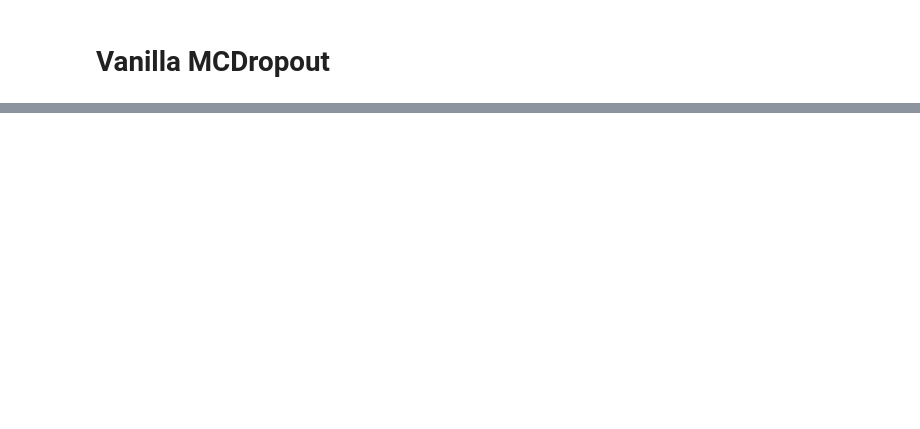
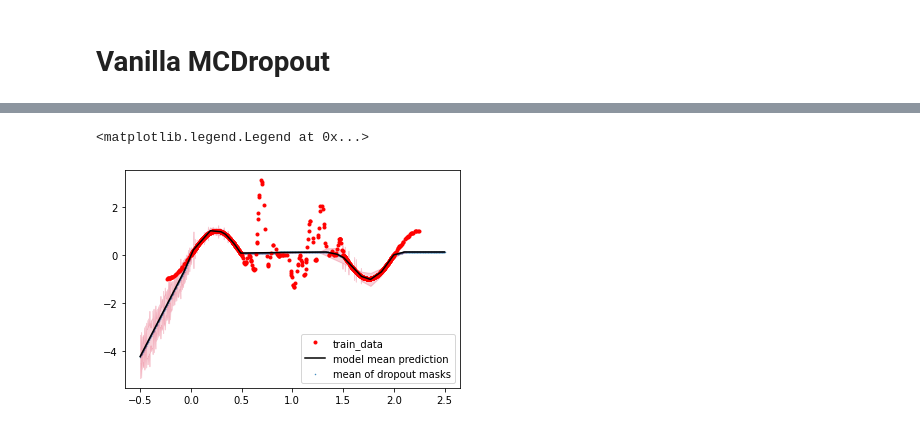
Before and after one commit to saleml/mcdeup, a Jupyter notebook: exploratory.ipynb, the cells around one changed output, grey strips where cells are left out. Saved outputs shown, nothing was run; the diff lists cells and outputs as text; code cells hidden in the pictures; blank space fills up the shorter version.

```diff
--- a/exploratory.ipynb
+++ b/exploratory.ipynb
@@ -168,0 +180,23 @@ None
+# %%
+# Uncertainties
+def get_dist_deup(model_drop, x):
+    model_drop.train()
+    y_mean = model_drop(x)
+    model_drop.eval()
+    y_noisy = model_drop(x)
+    y_std = torch.abs(y_mean - y_noisy)
+    return y_mean.detach().squeeze(), y_std.detach().squeeze()
+# %%
+model_drop.train()
+non_dropout_pred = model_drop(x_test).detach()
+Y_mean, Y_std = get_dist_deup(model_drop, x_test)
+plt.plot(X_train, Y_train, 'r.', label='train_data')
+plt.scatter(x_test, Y_mean, s=.2, label='mean of dropout masks')
+
+plt.plot(x_test, non_dropout_pred, 'k', label='model mean prediction')
+
+plt.fill_between(x_test.squeeze(), Y_mean - Y_std, Y_mean + Y_std, color='crimson', alpha=.2)
+plt.legend()
+# %% [output]
+<matplotlib.legend.Legend at 0x...>
+[figure, added]
```
Also changed, not shown: parts of 18 cells of this notebook, 1 other file.
